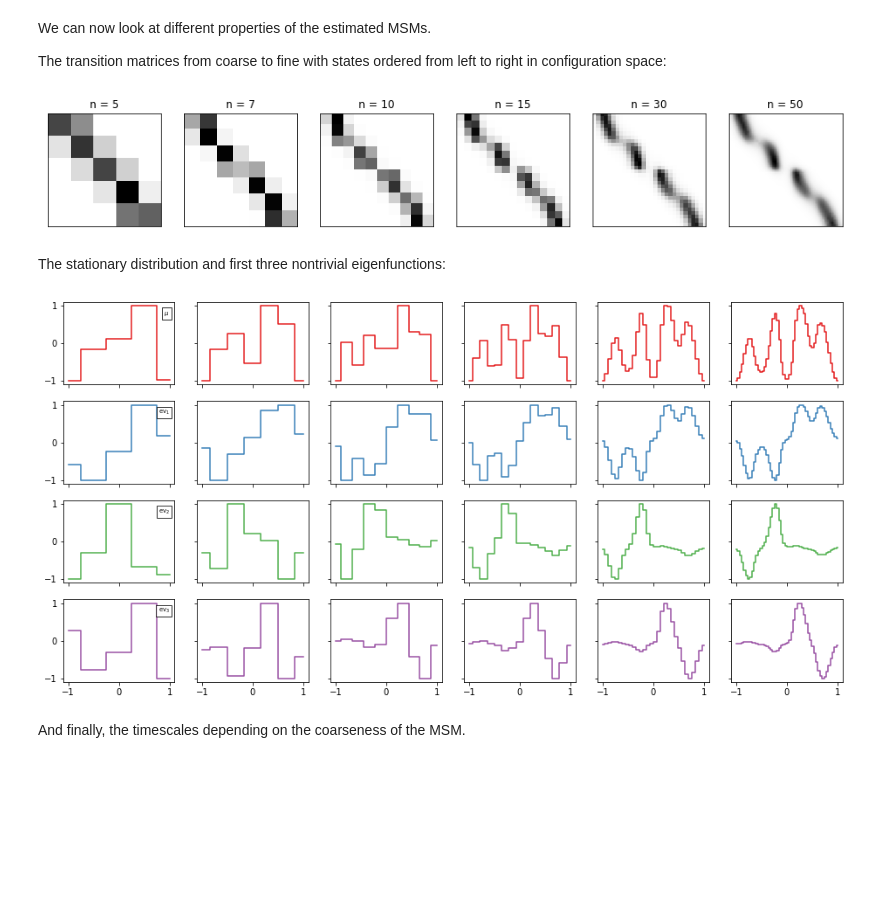
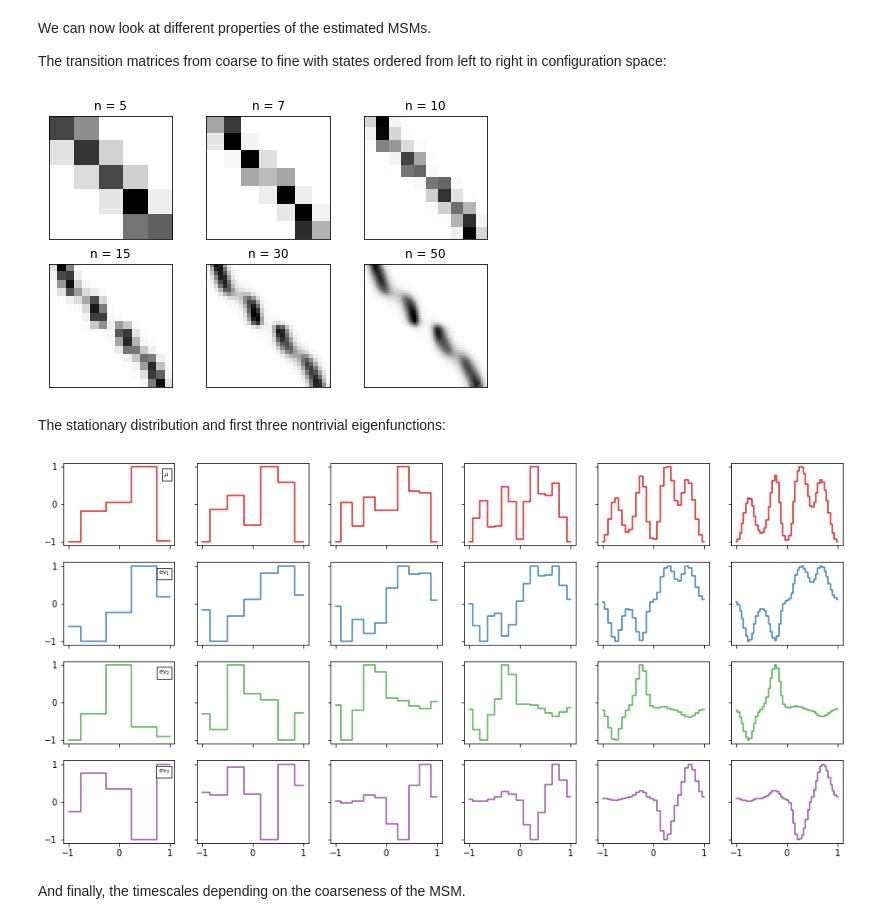
Before and after one commit to deeptime-ml/deeptime-notebooks, a Jupyter notebook: examples/msm-prinz.ipynb, the cells around one changed output. Cells and saved outputs as stored; diff of their text form; code cells hidden in the pictures; blank space fills up the shorter version.

```diff
--- a/examples/msm-prinz.ipynb
+++ b/examples/msm-prinz.ipynb
@@ -64,15 +60,15 @@ We can now look at different properties of the estimated MSMs.
 
 The transition matrices from coarse to fine with states ordered from left to right in configuration space:
 # %%
-f, axes = plt.subplots(nrows=1, ncols=len(msms), figsize=(16, 5))
+f, axes = plt.subplots(nrows=2, ncols=int(len(msms)//2), figsize=(8, 5))
 
-for ax, msm in zip(axes, msms):
+for ax, msm in zip(axes.flatten(), msms):
     ax.imshow(msm.transition_matrix, cmap=plt.cm.Greys)
     ax.set_xticks([])
     ax.set_yticks([])
     ax.set_title(f'n = {msm.n_states}')
 # %% [output]
-[figure, old version]
+[figure, new version]
 # %% [markdown]
 The stationary distribution and first three nontrivial eigenfunctions:
 # %%
@@ -106,7 +102,7 @@ for n, (msm, cluster) in enumerate(zip(msms, clusterings)):
             ax.text(1., .9, lbl, verticalalignment='top', horizontalalignment='right',
                            bbox=props, fontsize='x-small')
 # %% [output]
-[figure, old version]
+[figure, new version]
 # %% [markdown]
 And finally, the timescales depending on the coarseness of the MSM.
 # %%
```
Also changed, not shown: parts of 3 cells of this notebook, 1 other file.
